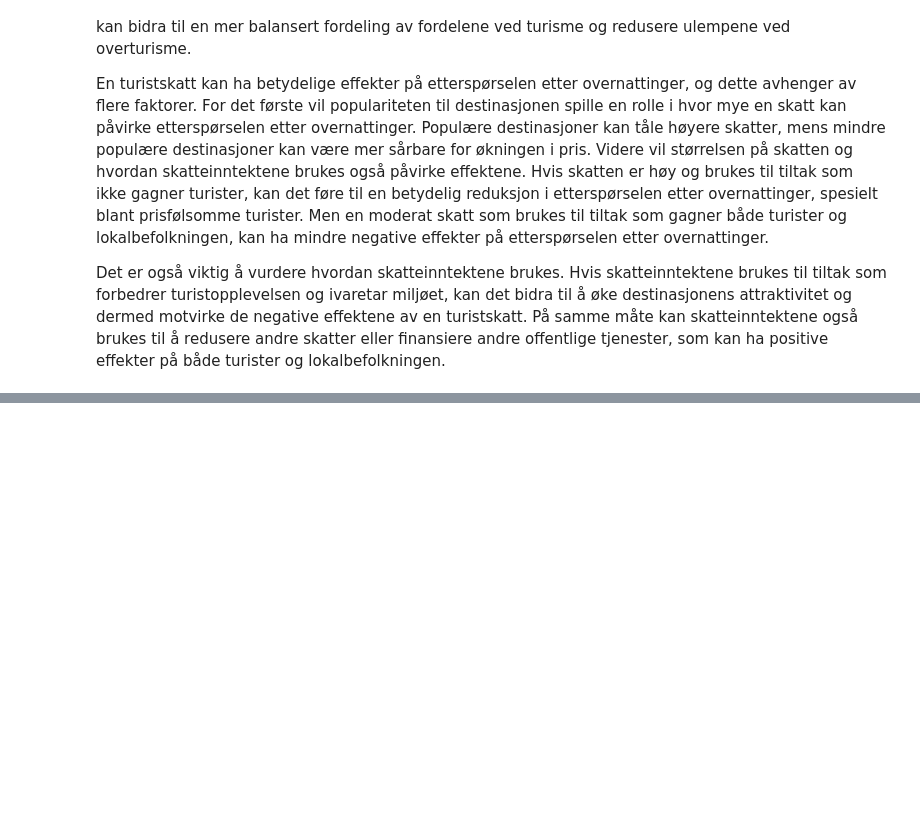
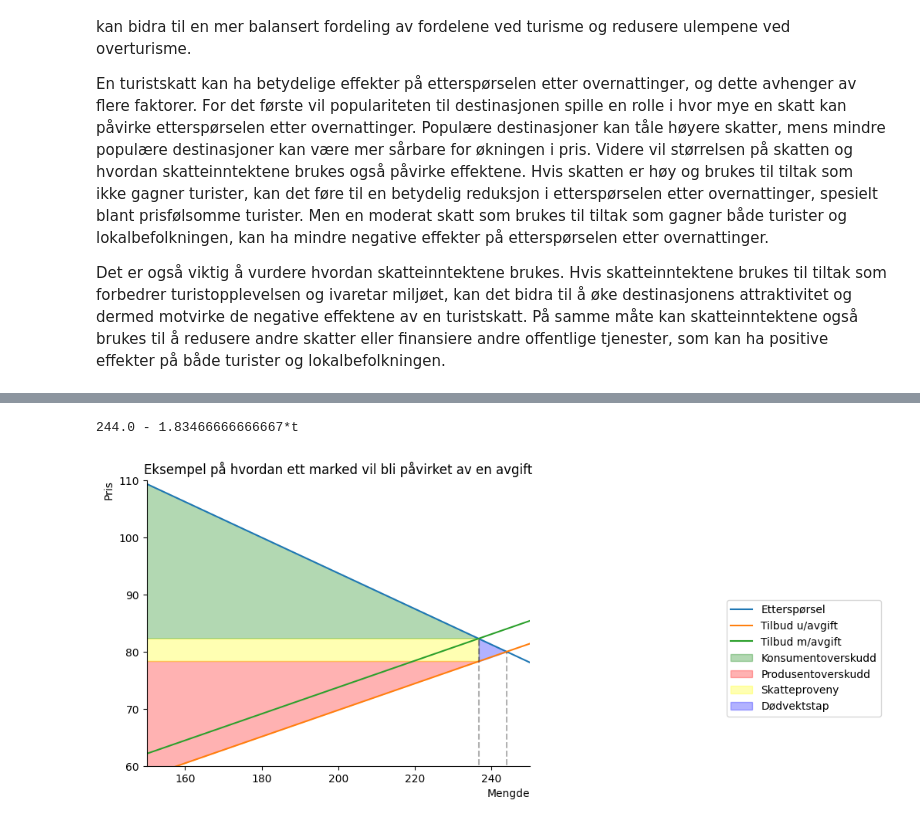
Before and after one commit to Jowiam/Kibisis, a Jupyter notebook: mappe1.ipynb, the cells around one changed output, grey strips where cells are left out. Cells and saved outputs as stored; diff of their text form; code cells hidden in the pictures; blank space fills up the shorter version.

```diff
--- a/mappe1.ipynb
+++ b/mappe1.ipynb
@@ -427,0 +874,76 @@ Det er også viktig å vurdere hvordan skatteinntektene brukes. Hvis skatteinnte
+# %%
+#define functions for demand and supply
+def demand(p):
+    return (500-p)/3.2
+def supply(p, t):
+    return ((100+p)/4.3) + t
+
+p,t = sp.symbols('p t', real=True, positive=True)
+equ = sp.Eq(demand(p), supply(p,t))
+
+x_eq=sp.solve(equ, p)
+print(x_eq[0])
+
+p_eq=demand(x_eq[0])
+
+p,t = sp.symbols('p t', real=True, positive=True)
+equ = sp.Eq(demand(p), supply(p,t))
+producer=sp.integrate(p_eq-supply(p, t),(p,0,x_eq))
+consumer=sp.integrate(demand(p)-p_eq,(p,0,x_eq))
+welfare=(sp.integrate(demand(p)-supply(p, t),(p,0,x_eq)))
+avprov = sp.integrate(t, (p, 0, x_eq))
+
+x_num=np.linspace(0.1,500,100)
+equ_t0 = sp.Eq(demand(p),supply(p, 0))
+
+x_eq_t0 = sp.solve(equ_t0,p)
+x_eq_t0 = float(x_eq_t0[0])
+p_eq_t0=demand(x_eq_t0)
+
+x_num=np.linspace(0.1,500,100)
+
+equ_t4 = sp.Eq(demand(p),supply(p, 4))
+
+x_eq_t4 = sp.solve(equ_t4,p)
+x_eq_t4 = float(x_eq_t4[0])
+
+p_eq_t4=demand(x_eq_t4)
+
+def create_ax2():
+                fig, ax = plt.subplots()
+                ax.set_ylabel('Pris', loc='top')
+                ax.set_xlabel('Mengde', loc='right')
+                ax.set(xlim=(150,250))
+                ax.set(ylim=(60,110))
+                ax.spines['top'].set_color('none')
+                ax.spines['right'].set_color('none')
+
+                return fig, ax
+
+fig, ax = create_ax2()
+
+ax.plot(x_num, demand(x_num), label='Etterspørsel')
+ax.plot(x_num, supply(x_num, 0), label='Tilbud u/avgift')
+ax.plot(x_num, supply(x_num, 4), label='Tilbud m/avgift')
+
+ax.set_title('Eksempel på hvordan ett marked vil bli påvirket av en avgift')
+
+q2 = np.linspace(0,x_eq_t4,100)
+q3 = np.linspace(x_eq_t0,x_eq_t4,100)
+
+#vlines
+ax.vlines(x_eq_t4, 0, demand(x_eq_t4), color = 'black',linestyle = 'dashed', alpha=0.3)
+ax.vlines(x_eq_t0, 0, demand(x_eq_t0), color = 'black',linestyle = 'dashed', alpha=0.3)
+
+#fill between
+ax.fill_between(q2,p_eq_t4,demand(q2), color = 'green',alpha = 0.3,label='Konsumentoverskudd')
+ax.fill_between(q2,supply(q2, 0),p_eq_t4-4, color = 'red',alpha = 0.3,label='Produsentoverskudd')
+ax.fill_between(q2,p_eq_t4,p_eq_t4-4, color = 'yellow', alpha = 0.3,label='Skatteproveny')
+ax.fill_between(q3,supply(q3, 0),demand(q3), color = 'blue',alpha = 0.3,label='Dødvektstap')
+
+#legende
+ax.legend(bbox_to_anchor=(1.5,0.6))
+plt.show()
+# %% [output]
+244.0 - 1.83466666666667*t
+[figure, added]
```
Also changed, not shown: parts of 18 cells of this notebook, 1 other file.
